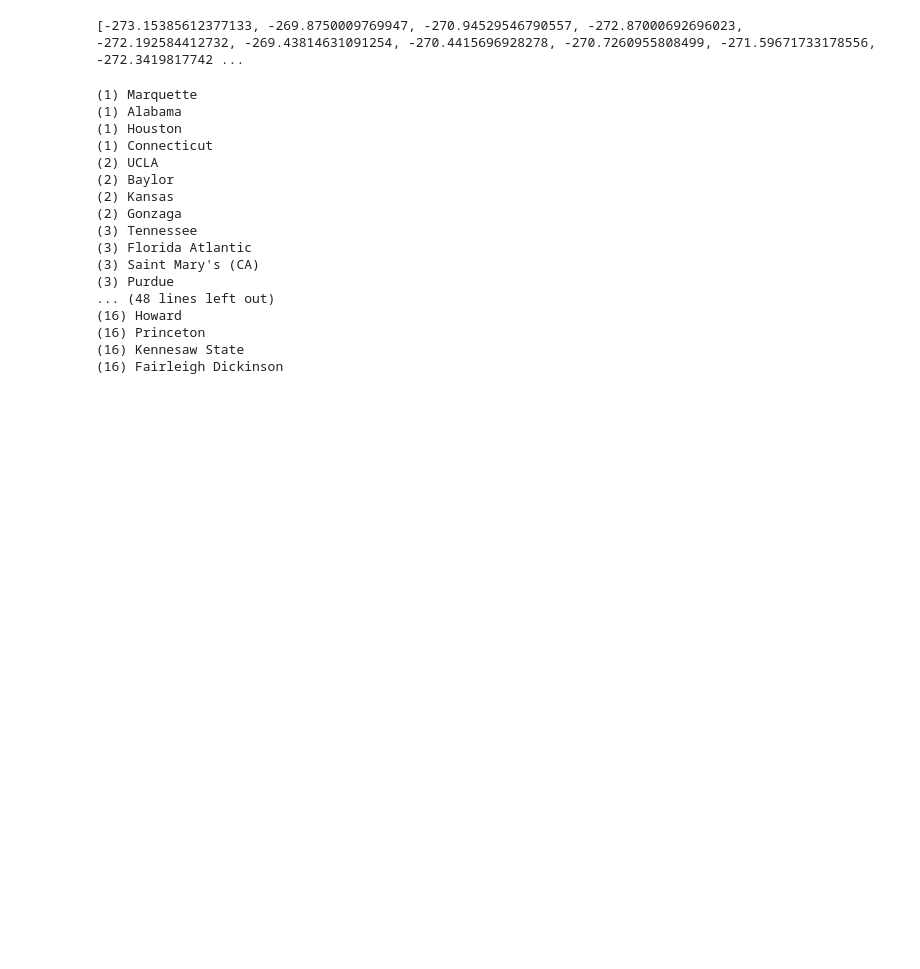
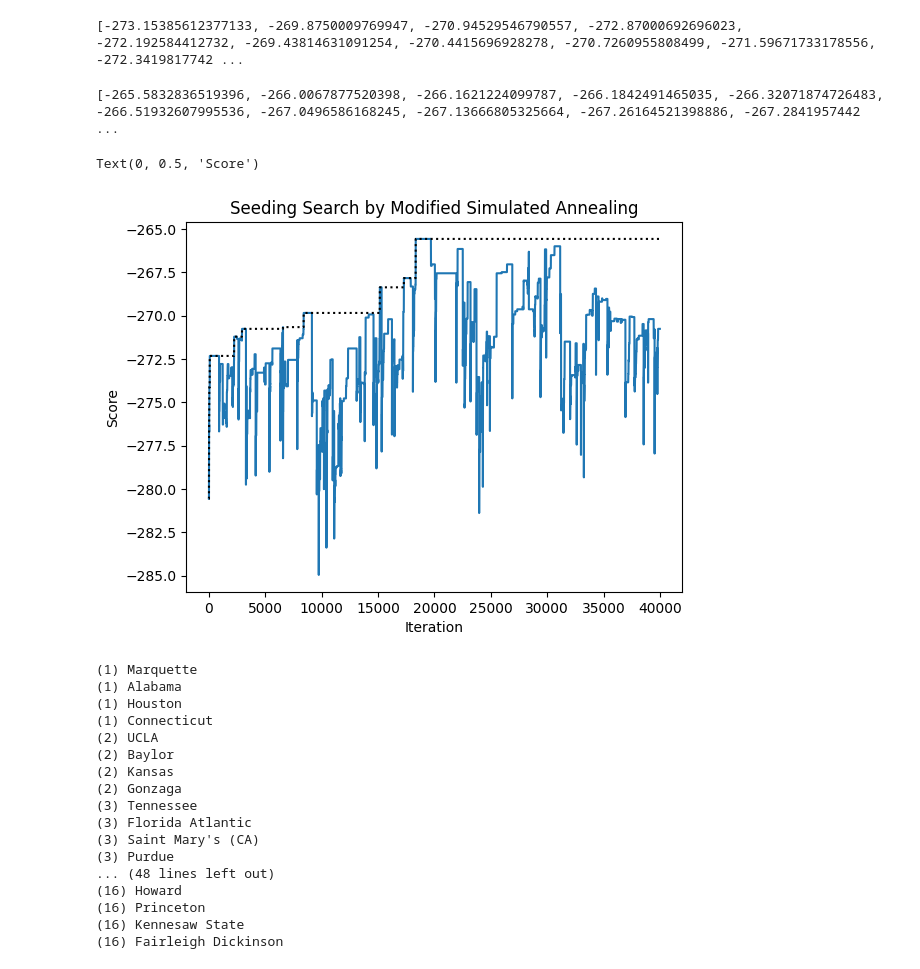
Before and after one commit to jhawgs/StochasticBaskets, a Jupyter notebook: naive_approaches.ipynb, the cells around one changed output. Cells and saved outputs as stored; diff of their text form; code cells hidden in the pictures; blank space fills up the shorter version.

```diff
--- a/naive_approaches.ipynb
+++ b/naive_approaches.ipynb
@@ -120,6 +120,27 @@ print(scores)
 [-265.5832836519396, -266.0067877520398, -266.1621224099787, -266.1842491465035, -266.32071874726483, -266.51932607995536, -267.0496586168245, -267.13666805325664, -267.26164521398886, -267.2841957442 ...
 [figure]
 [-273.15385612377133, -269.8750009769947, -270.94529546790557, -272.87000692696023, -272.192584412732, -269.43814631091254, -270.4415696928278, -270.7260955808499, -271.59671733178556, -272.3419817742 ...
+# %%
+with open("./seeding_optim_for_use.pkl", "rb") as doc:
+    _optimal_seed = pickle.load(doc)
+optimal_seed = []
+scores = []
+for s in _optimal_seed:
+    if s._score not in scores and s._score is not None:
+        optimal_seed.append(s)
+        scores.append(s._score)
+print(sorted(scores, reverse=True))
+_s = [i._score for i in _optimal_seed if i._score is not None]
+plt.plot(_s)
+plt.plot([np.max(_s[:i+1]) for i, _ in enumerate(_s)], c="black", linestyle="dotted")
+#plt.plot([np.mean(_s[:i+1]) for i, _ in enumerate(_s)], c="green", linestyle="dotted")
+plt.title("Seeding Search by Modified Simulated Annealing")
+plt.xlabel("Iteration")
+plt.ylabel("Score")
+# %% [output]
+[-265.5832836519396, -266.0067877520398, -266.1621224099787, -266.1842491465035, -266.32071874726483, -266.51932607995536, -267.0496586168245, -267.13666805325664, -267.26164521398886, -267.2841957442 ...
+Text(0, 0.5, 'Score')
+[figure, added]
 # %%
 optimal_seed.win_matrix = W
 print(optimal_seed)
```
Also changed, not shown: parts of 2 cells of this notebook.
